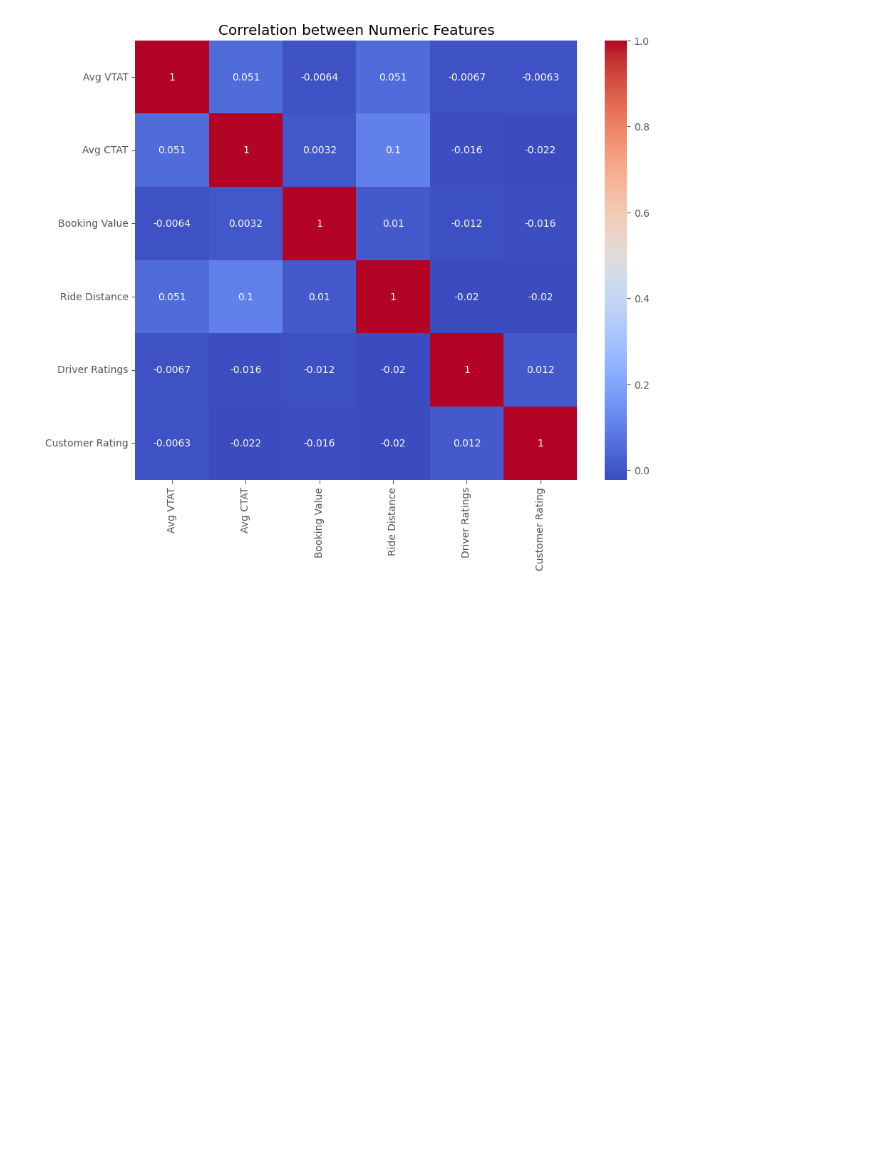
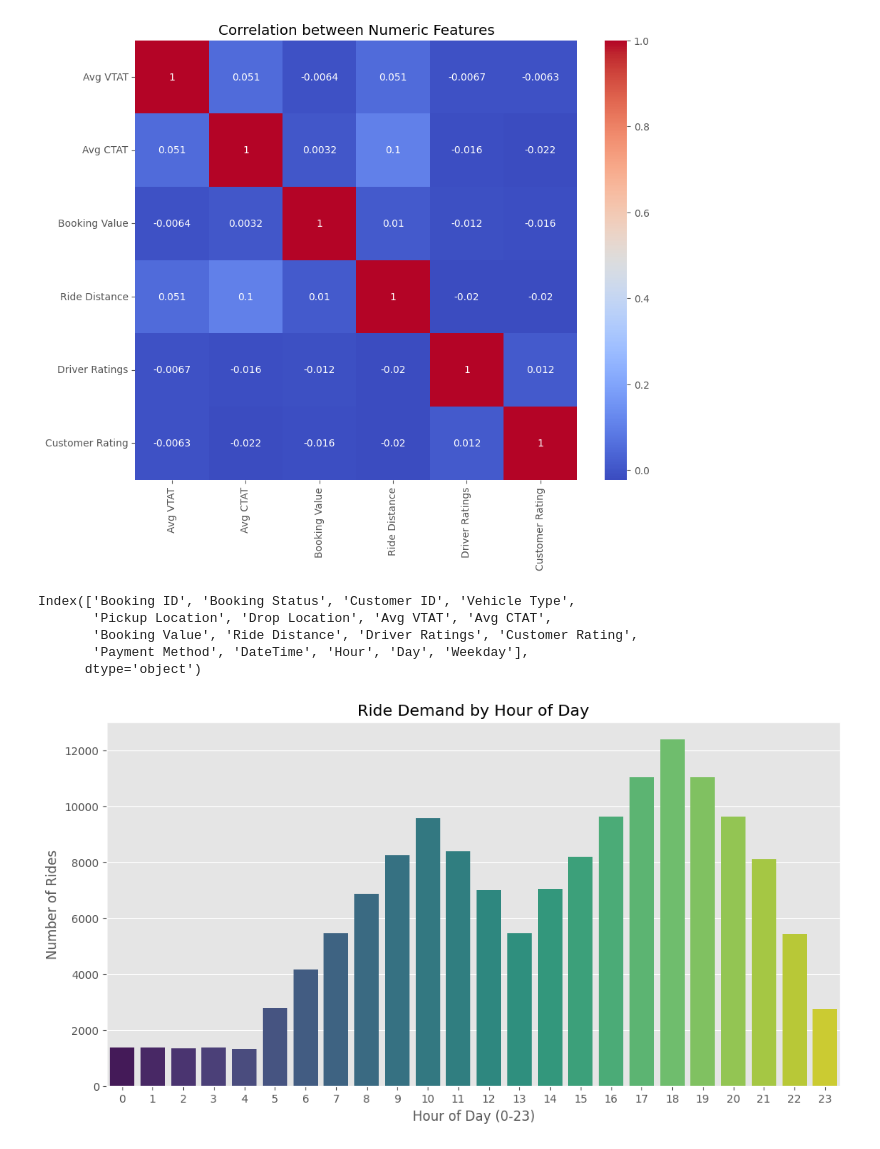
Before and after one commit to EZZY619/kaggle-notebooks-portfolio, a Jupyter notebook: uberdataset.ipynb, the cells around one changed output. Saved outputs shown, nothing was run; the diff lists cells and outputs as text; code cells hidden in the pictures; blank space fills up the shorter version.

```diff
--- a/uberdataset.ipynb
+++ b/uberdataset.ipynb
@@ -324,3 +325,21 @@ plt.title("Correlation between Numeric Features")
 plt.show()
 # %% [output]
 [figure]
+# %%
+df.columns
+# %% [output]
+Index(['Booking ID', 'Booking Status', 'Customer ID', 'Vehicle Type',
+       'Pickup Location', 'Drop Location', 'Avg VTAT', 'Avg CTAT',
+       'Booking Value', 'Ride Distance', 'Driver Ratings', 'Customer Rating',
+       'Payment Method', 'DateTime', 'Hour', 'Day', 'Weekday'],
+      dtype='object')
+# %%
+# Rides by hours
+plt.figure(figsize=(12,6))
+sns.countplot(x='Hour', data=df, palette="viridis")
+plt.title("Ride Demand by Hour of Day")
+plt.xlabel("Hour of Day (0-23)")
+plt.ylabel("Number of Rides")
+plt.show()
+# %% [output]
+[figure, added]
```
Also changed, not shown: parts of 3 cells of this notebook.
